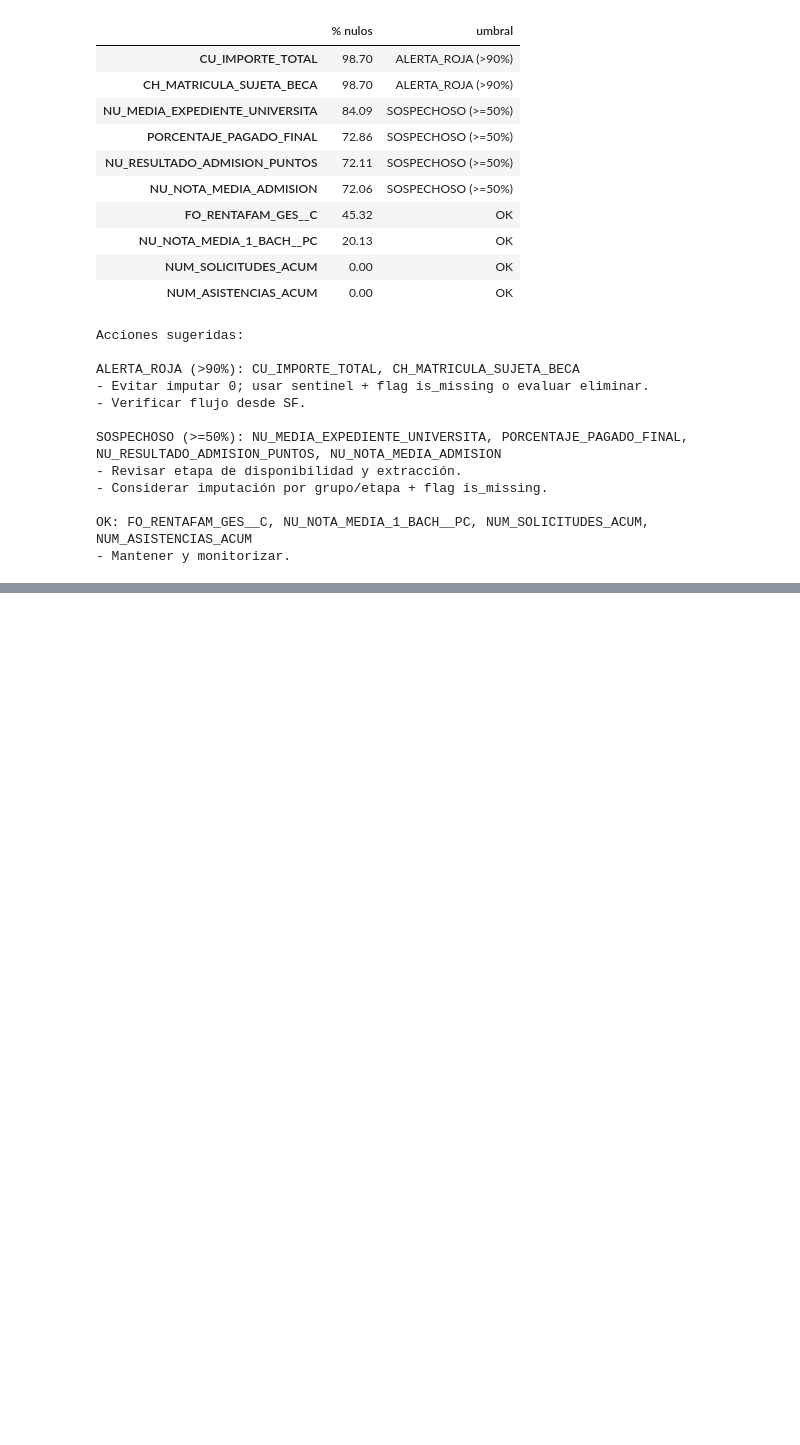
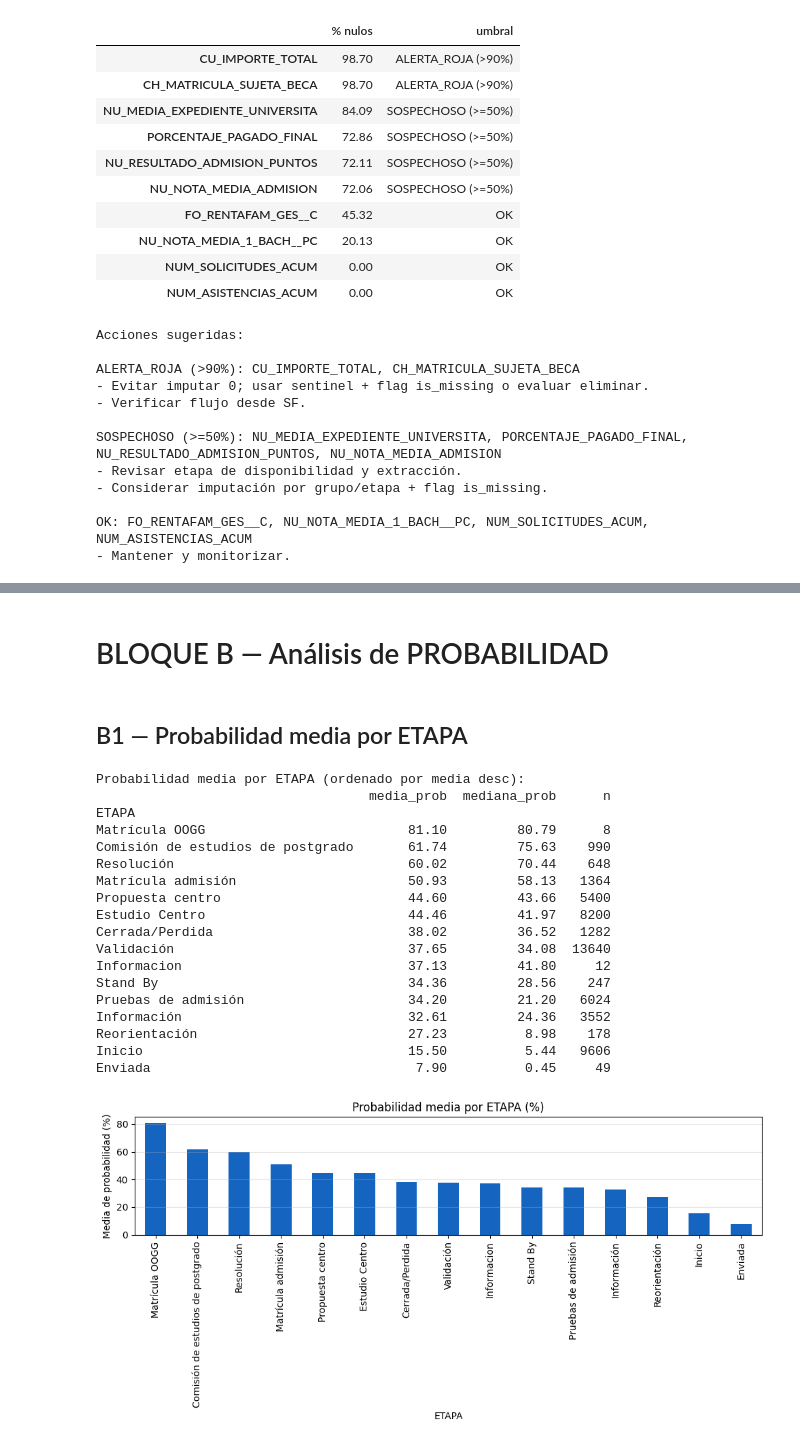
Before and after one commit to MiguelHernandezCorral/UNAV, a Jupyter notebook: notebooks/2026-3-24_Plan de revision.ipynb, the cells around one changed output, grey strips where cells are left out. Cells and saved outputs as stored; diff of their text form; code cells hidden in the pictures; blank space fills up the shorter version.

Commit message:
15:52 Hasta antes del Bloque C

```diff
--- a/notebooks/2026-3-24_Plan de revision.ipynb
+++ b/notebooks/2026-3-24_Plan de revision.ipynb
@@ -1151,0 +1430,63 @@ OK: FO_RENTAFAM_GES__C, NU_NOTA_MEDIA_1_BACH__PC, NUM_SOLICITUDES_ACUM, NUM_ASIS
+# %% [markdown]
+# BLOQUE B — Análisis de PROBABILIDAD
+# %% [markdown]
+## B1 — Probabilidad media por ETAPA
+# %%
+import pandas as pd
+import matplotlib.pyplot as plt
+
+# Suponemos df con columnas 'ETAPA' y 'PROBABILIDAD'
+# Normaliza nombres y tipos
+df_b1 = df.copy()
+df_b1.columns = [c.strip().upper() for c in df_b1.columns]
+if 'ETAPA' not in df_b1.columns or 'PROBABILIDAD' not in df_b1.columns:
+    raise SystemExit("Faltan columnas ETAPA o PROBABILIDAD.")
+
+# Limpiar y convertir PROBABILIDAD a float (0-1 o 0-100 soportado)
+prob = pd.to_numeric(df_b1['PROBABILIDAD'], errors='coerce')
+if prob.max() > 1.0:
+    prob = prob / 100.0  # normaliza si viene en % 0-100
+df_b1['PROBABILIDAD_N'] = prob
+
+# Media, mediana y tamaño por ETAPA
+agg = (df_b1
+       .groupby('ETAPA', dropna=False)
+       .agg(media_prob=('PROBABILIDAD_N','mean'),
+            mediana_prob=('PROBABILIDAD_N','median'),
+            n=('PROBABILIDAD_N','size'))
+       .sort_values('media_prob', ascending=False))
+
+print("Probabilidad media por ETAPA (ordenado por media desc):")
+print((agg.assign(media_prob=lambda x: (x['media_prob']*100).round(2),
+                  mediana_prob=lambda x: (x['mediana_prob']*100).round(2)))
+      .to_string())
+
+# Gráfico: barras de la media (%)
+plt.figure(figsize=(10, 5))
+(agg['media_prob']*100).plot(kind='bar', color='#1565c0')
+plt.title('Probabilidad media por ETAPA (%)')
+plt.ylabel('Media de probabilidad (%)')
+plt.xlabel('ETAPA')
+plt.grid(axis='y', alpha=0.3)
+plt.tight_layout()
+plt.show()
+# %% [output]
+Probabilidad media por ETAPA (ordenado por media desc):
+                                   media_prob  mediana_prob      n
+ETAPA
+Matrícula OOGG                          81.10         80.79      8
+Comisión de estudios de postgrado       61.74         75.63    990
+Resolución                              60.02         70.44    648
+Matrícula admisión                      50.93         58.13   1364
+Propuesta centro                        44.60         43.66   5400
+Estudio Centro                          44.46         41.97   8200
+Cerrada/Perdida                         38.02         36.52   1282
+Validación                              37.65         34.08  13640
+Informacion                             37.13         41.80     12
+Stand By                                34.36         28.56    247
+Pruebas de admisión                     34.20         21.20   6024
+Información                             32.61         24.36   3552
+Reorientación                           27.23          8.98    178
+Inicio                                  15.50          5.44   9606
+Enviada                                  7.90          0.45     49
+[figure, added]
```
Also changed, not shown: parts of 20 cells of this notebook, 1 other file.
